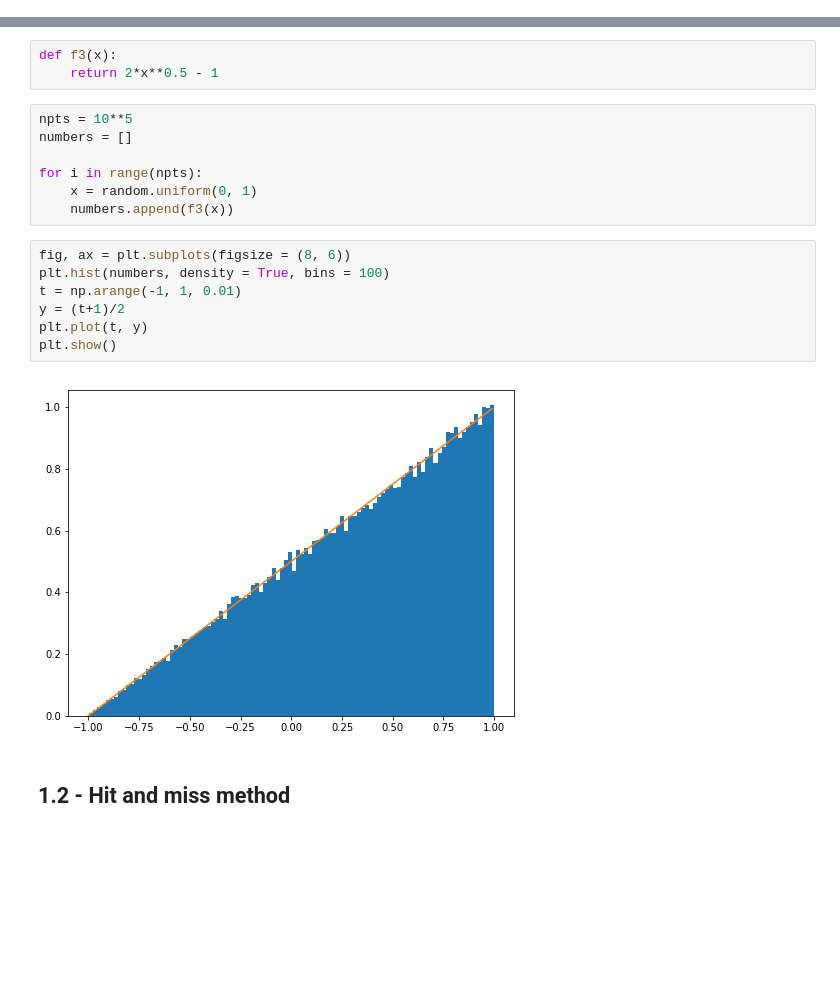
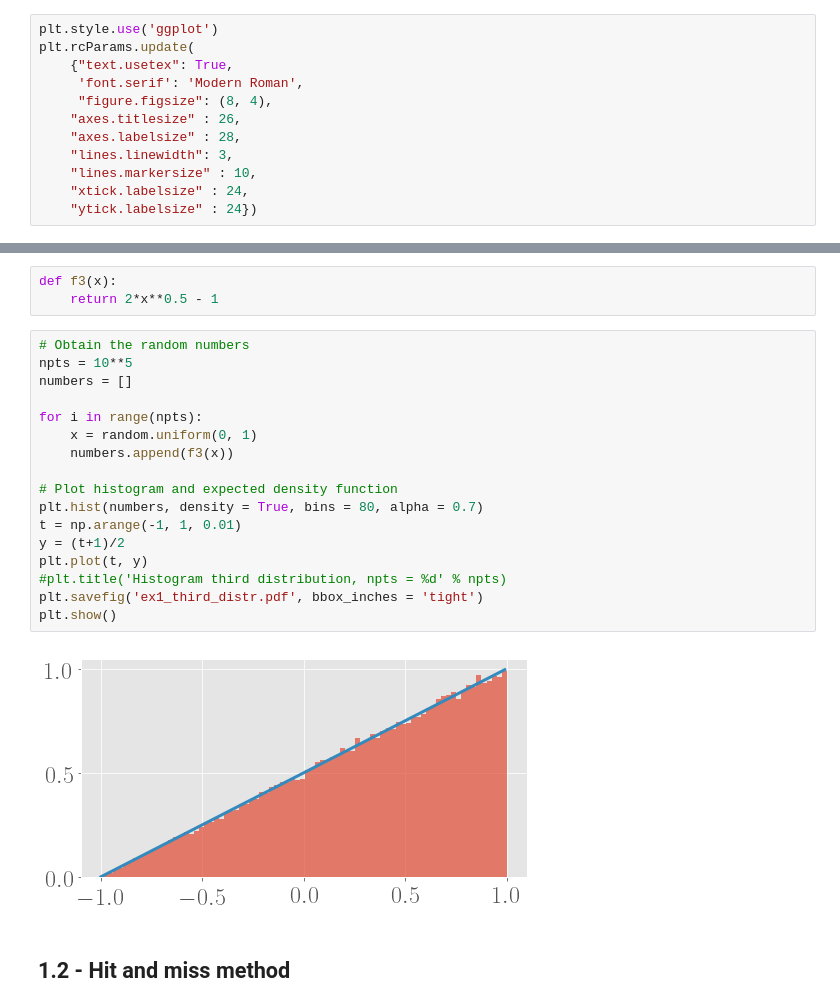
Before and after one commit to ThibeauWouters/Monte-Carlo-Simulations, a Jupyter notebook: 1_Non_uniform_random_numbers.ipynb, the cells around one changed output, grey strips where cells are left out. Cells and saved outputs as stored; diff of their text form; blank space fills up the shorter version.

```diff
--- a/1_Non_uniform_random_numbers.ipynb
+++ b/1_Non_uniform_random_numbers.ipynb
@@ -10,3 +16,15 @@ import scipy.integrate as integrate
+# %%
+plt.style.use('ggplot')
+plt.rcParams.update(
+    {"text.usetex": True,
+     'font.serif': 'Modern Roman',
+     "figure.figsize": (8, 4),
+    "axes.titlesize" : 26,
+    "axes.labelsize" : 28,
+    "lines.linewidth": 3,
+    "lines.markersize" : 10,
+    "xtick.labelsize" : 24,
+    "ytick.labelsize" : 24})
 # %% [markdown]
 ##### Functions
 # %%
@@ -66,22 +92,25 @@ $\textbf{Third function:}$ The inverse cumulative distribution function is $F_3^
 # %%
 def f3(x):
     return 2*x**0.5 - 1
-# %%
-npts = 10**5
-numbers = []
-
-for i in range(npts):
-    x = random.uniform(0, 1)
-    numbers.append(f3(x))
 # %%
-fig, ax = plt.subplots(figsize = (8, 6))
-plt.hist(numbers, density = True, bins = 100)
+# Obtain the random numbers
+npts = 10**5
+numbers = []
+
+for i in range(npts):
+    x = random.uniform(0, 1)
+    numbers.append(f3(x))
+
+# Plot histogram and expected density function
+plt.hist(numbers, density = True, bins = 80, alpha = 0.7)
 t = np.arange(-1, 1, 0.01)
 y = (t+1)/2
 plt.plot(t, y)
+#plt.title('Histogram third distribution, npts = %d' % npts)
+plt.savefig('ex1_third_distr.pdf', bbox_inches = 'tight')
 plt.show()
 # %% [output]
-[figure, old version]
+[figure, new version]
 # %% [markdown]
 ## 1.2 - Hit and miss method
 # %% [markdown]
```
Also changed, not shown: parts of 38 cells of this notebook, 2 other files.
